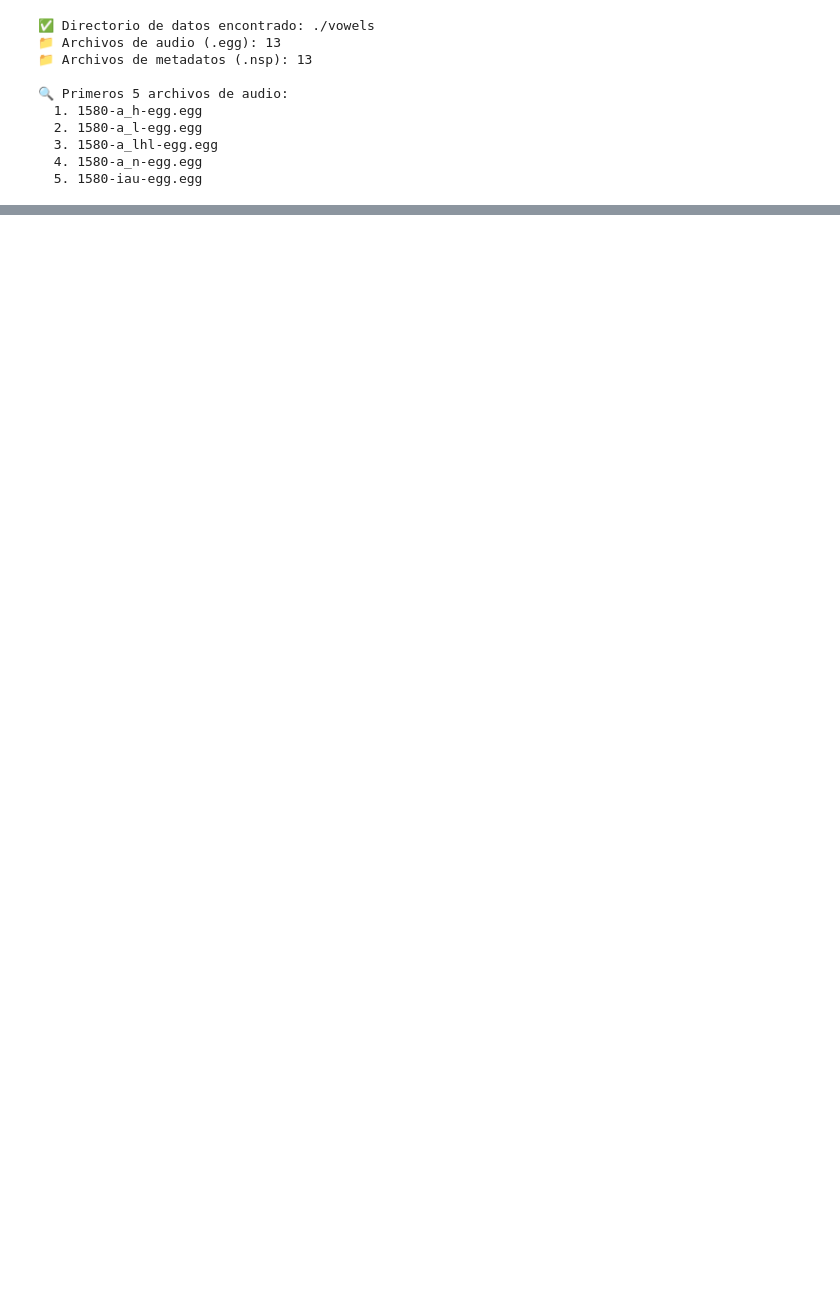
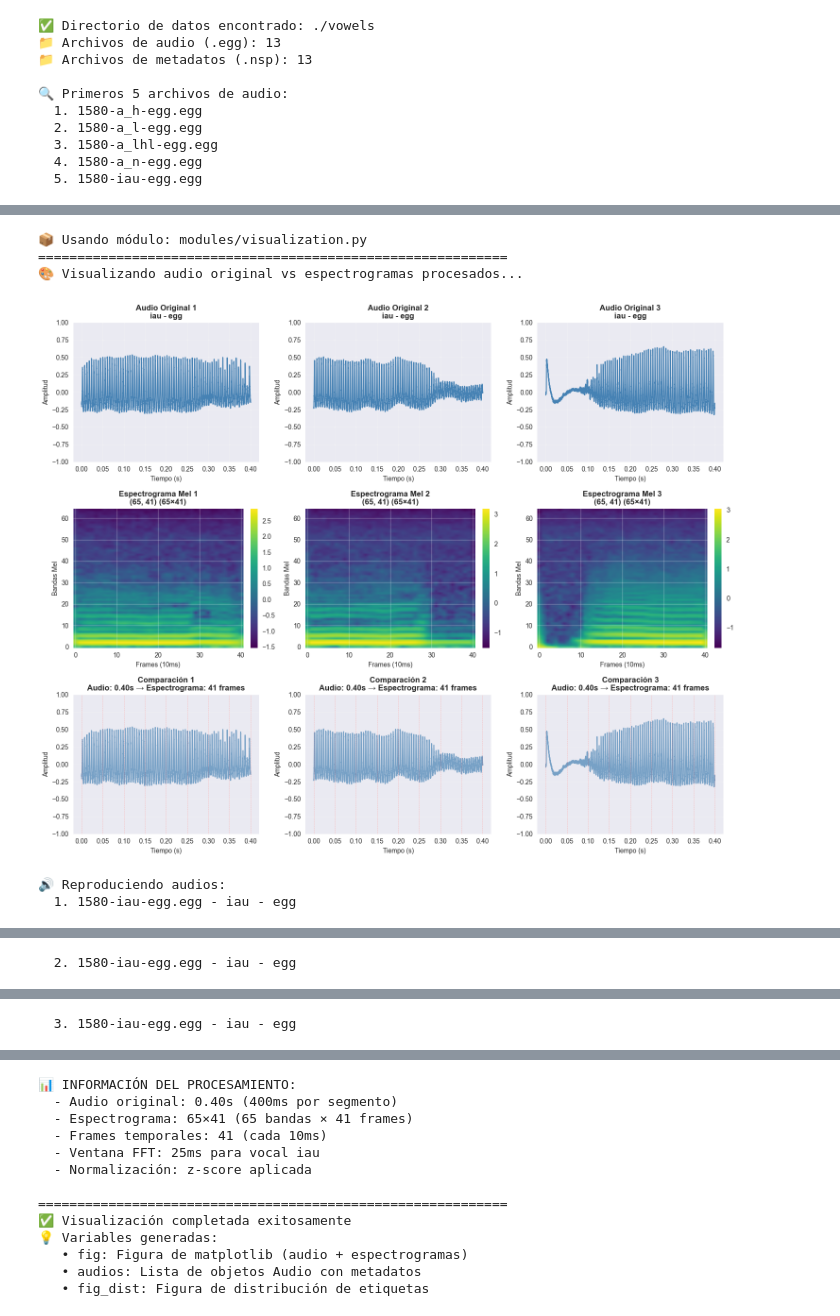
Before and after one commit to fecork/parkinson-voice-uncertainty, a Jupyter notebook: parkinson_voice_analysis.ipynb, the cells around one changed output, grey strips where cells are left out. Drawn from its saved outputs; the diff is of its cells as text; code cells hidden in the pictures; blank space fills up the shorter version.

```diff
--- a/parkinson_voice_analysis.ipynb
+++ b/parkinson_voice_analysis.ipynb
@@ -834,0 +404,56 @@ except NameError:
+# %%
+# ============================================================
+# VISUALIZACIÓN → modules/visualization.py
+# ============================================================
+# ✅ La función de visualización ahora se importa desde el módulo
+# ✅ Esto permite reutilizarla en otros notebooks y retorna las figuras
+
+print("📦 Usando módulo: modules/visualization.py")
+print("="*60)
+
+# Visualizar dataset procesado usando función del módulo
+try:
+    if complete_dataset:
+        print("🎨 Visualizando audio original vs espectrogramas procesados...\n")
+
+        # Llamar función del módulo (retorna fig y audios para control total)
+        fig, audios = visualize_audio_and_spectrograms(
+            complete_dataset,
+            num_samples=3,
+            sr=SAMPLE_RATE,
+            show=True,
+            play_audio=True
+        )
+
+        # También visualizar distribución de etiquetas
+        # if X_torch_complete is not None:
+        #     print("\n" + "="*60)
+        #     print("📊 Visualización de Distribución de Etiquetas:\n")
+
+        #     fig_dist = plot_label_distribution(
+        #         y_task_torch_complete,
+        #         y_domain_torch_complete,
+        #         task_labels=['Control', 'Parkinson'],
+        #         show=True
+        #     )
+
+        print("\n" + "="*60)
+        print("✅ Visualización completada exitosamente")
+        print("💡 Variables generadas:")
+        print("   • fig: Figura de matplotlib (audio + espectrogramas)")
+        print("   • audios: Lista de objetos Audio con metadatos")
+        print("   • fig_dist: Figura de distribución de etiquetas")
+    else:
+        print("⚠️ complete_dataset está vacío.")
+        print("   Ejecuta las celdas anteriores primero (especialmente Celda 7)")
+
+except NameError as e:
+    print(f"⚠️ Error: {e}")
+    print("   Ejecuta las celdas anteriores primero para procesar el dataset")
+# %% [output]
+📦 Usando módulo: modules/visualization.py
+============================================================
+🎨 Visualizando audio original vs espectrogramas procesados...
+[figure, added]
+🔊 Reproduciendo audios:
+  1. 1580-iau-egg.egg - iau - egg
@@ -834,0 +461 @@ except NameError:
+  2. 1580-iau-egg.egg - iau - egg
@@ -834,0 +463 @@ except NameError:
+  3. 1580-iau-egg.egg - iau - egg
@@ -834,0 +465,13 @@ except NameError:
+📊 INFORMACIÓN DEL PROCESAMIENTO:
+  - Audio original: 0.40s (400ms por segmento)
+  - Espectrograma: 65×41 (65 bandas × 41 frames)
+  - Frames temporales: 41 (cada 10ms)
+  - Ventana FFT: 25ms para vocal iau
+  - Normalización: z-score aplicada
+
+============================================================
+✅ Visualización completada exitosamente
+💡 Variables generadas:
+   • fig: Figura de matplotlib (audio + espectrogramas)
+   • audios: Lista de objetos Audio con metadatos
+   • fig_dist: Figura de distribución de etiquetas
```
Also changed, not shown: parts of 18 cells of this notebook, 12 other files.
